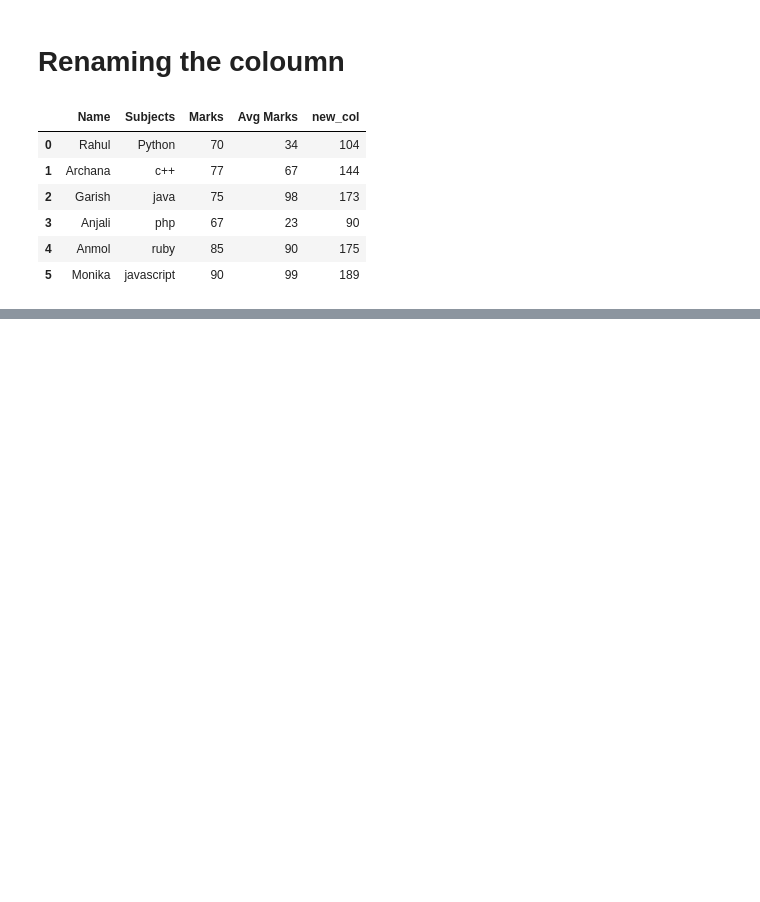
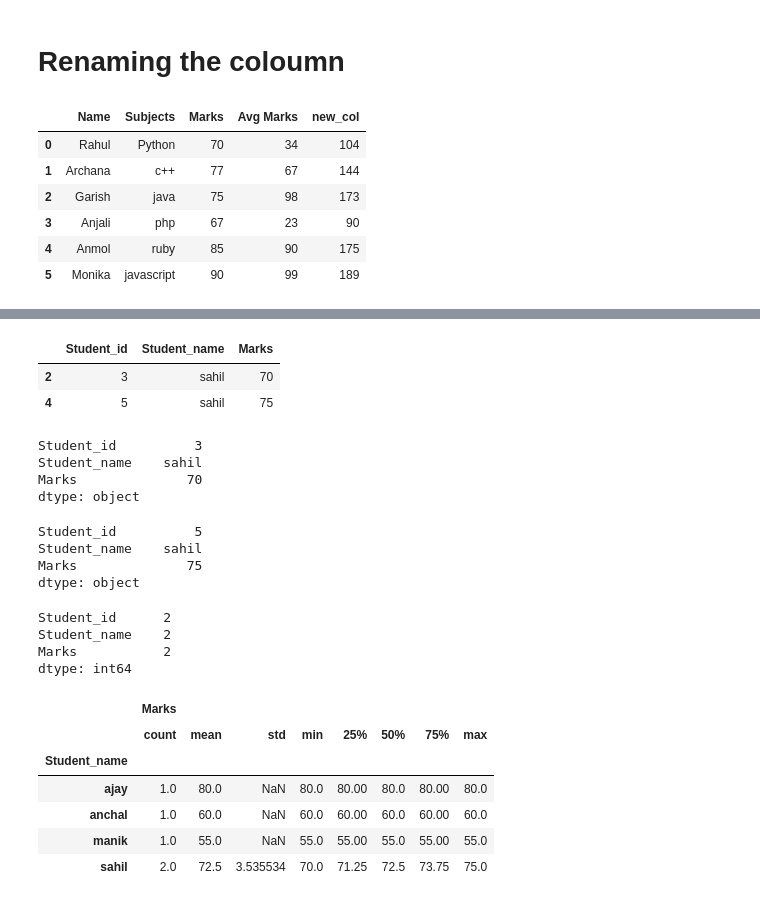
Before and after one commit to ikartik2001/CDAC-PYTHON-WITH-AI, a Jupyter notebook: JUPITER FOLDER (AI)/CLASSES JUPITER/Class 11 -pandas.ipynb, the cells around one changed output, grey strips where cells are left out. Cells and saved outputs as stored; diff of their text form; code cells hidden in the pictures; blank space fills up the shorter version.

```diff
--- a/JUPITER FOLDER (AI)/CLASSES JUPITER/Class 11 -pandas.ipynb
+++ b/JUPITER FOLDER (AI)/CLASSES JUPITER/Class 11 -pandas.ipynb
@@ -313,0 +331,9 @@ d
+# %%
+d2={'Student_id':['1','2','3','4','5'],
+   'Student_name':['anchal','manik','sahil','ajay','sahil'],
+   'Marks':[60,55,70,80,75]
+  }
+
+df2=pd.DataFrame(d2)
+
+df2
@@ -313,0 +358,40 @@ d
+# %%
+group=df2.groupby('Student_name')
+# %%
+g=group.get_group('sahil')
+g
+# %% [output]
+|  | Student_id | Student_name | Marks |
+| 2 | 3 | sahil | 70 |
+| 4 | 5 | sahil | 75 |
+# %%
+g.min()
+# %% [output]
+Student_id          3
+Student_name    sahil
+Marks              70
+dtype: object
+# %%
+g.max()
+# %% [output]
+Student_id          5
+Student_name    sahil
+Marks              75
+dtype: object
+# %%
+g.count()
+# %% [output]
+Student_id      2
+Student_name    2
+Marks           2
+dtype: int64
+# %%
+group.describe()
+# %% [output]
+|  | Marks |  |  |  |  |  |  |  |
+|  | count | mean | std | min | 25% | 50% | 75% | max |
+| Student_name |  |  |  |  |  |  |  |  |
+| ajay | 1.0 | 80.0 | NaN | 80.0 | 80.00 | 80.0 | 80.00 | 80.0 |
+| anchal | 1.0 | 60.0 | NaN | 60.0 | 60.00 | 60.0 | 60.00 | 60.0 |
+| manik | 1.0 | 55.0 | NaN | 55.0 | 55.00 | 55.0 | 55.00 | 55.0 |
+| sahil | 2.0 | 72.5 | 3.535534 | 70.0 | 71.25 | 72.5 | 73.75 | 75.0 |
```
Also changed, not shown: parts of 72 cells of this notebook, 11 other files.
